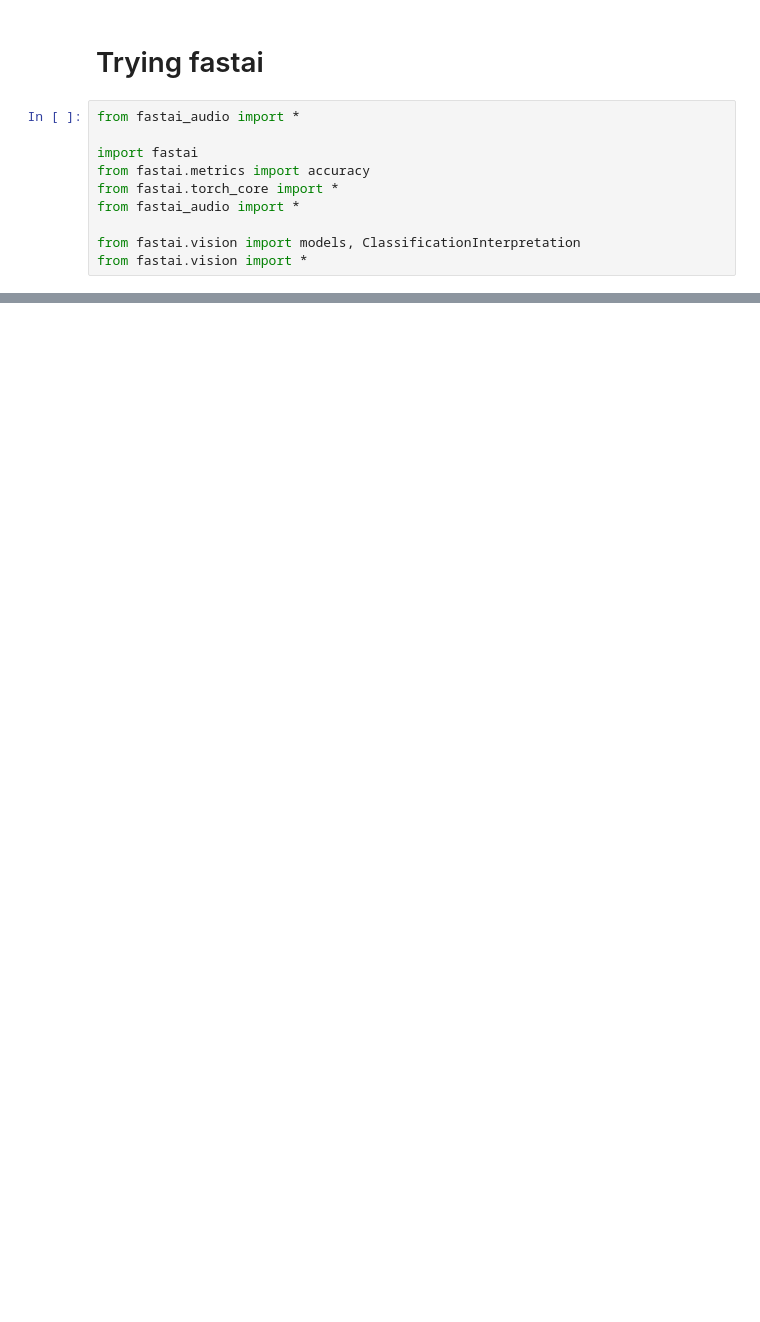
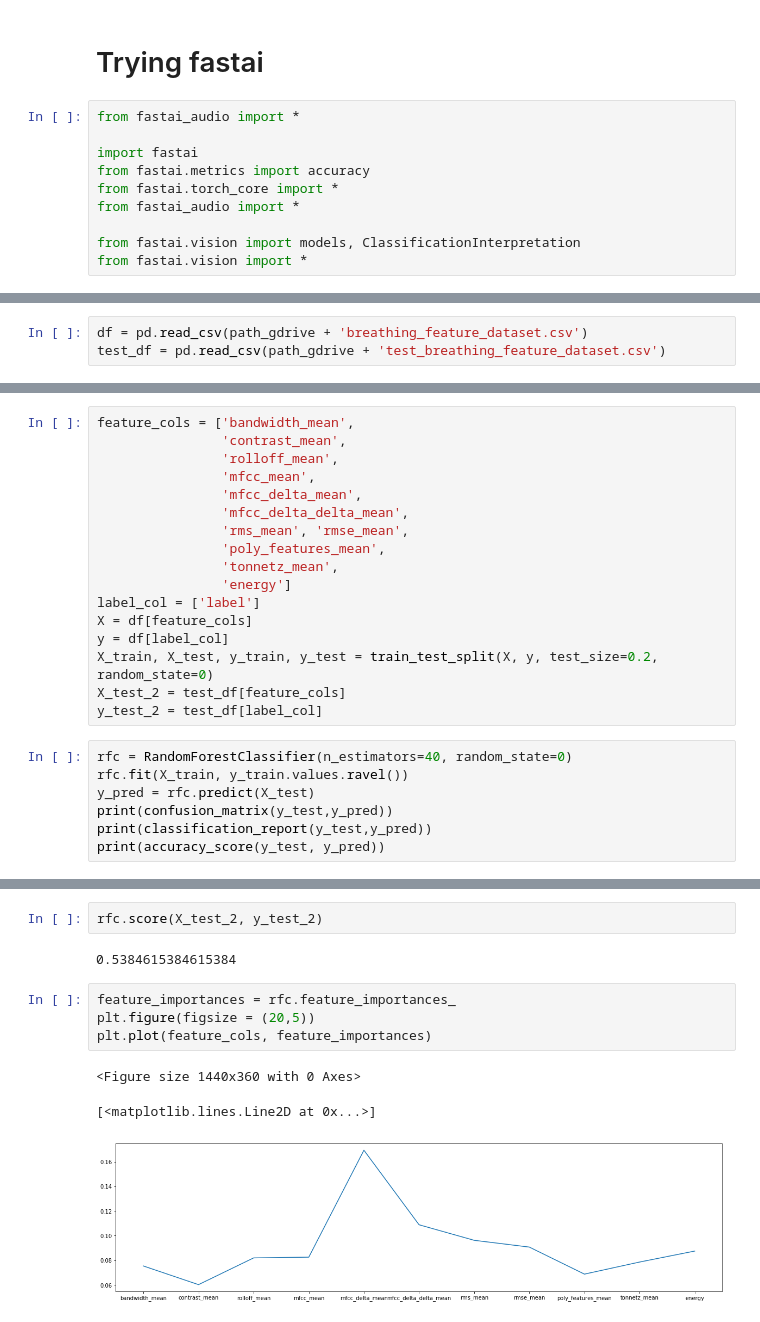
Before and after one commit to leowu4ever/Jupyter-Notebooks, a Jupyter notebook: experiments_breathing_signal.ipynb, the cells around one changed output, grey strips where cells are left out. Drawn from its saved outputs; the diff is of its cells as text; blank space fills up the shorter version.

```diff
--- a/experiments_breathing_signal.ipynb
+++ b/experiments_breathing_signal.ipynb
@@ -837,0 +1078,3 @@ learner.fit_one_cycle(1,1e-2)
+# %%
+df = pd.read_csv(path_gdrive + 'breathing_feature_dataset.csv')
+test_df = pd.read_csv(path_gdrive + 'test_breathing_feature_dataset.csv')
@@ -837,0 +1099,24 @@ learner.fit_one_cycle(1,1e-2)
+# %%
+feature_cols = ['bandwidth_mean',
+                'contrast_mean',
+                'rolloff_mean',
+                'mfcc_mean',
+                'mfcc_delta_mean',
+                'mfcc_delta_delta_mean',
+                'rms_mean', 'rmse_mean',
+                'poly_features_mean',
+                'tonnetz_mean',
+                'energy']
+label_col = ['label']
+X = df[feature_cols]
+y = df[label_col]
+X_train, X_test, y_train, y_test = train_test_split(X, y, test_size=0.2, random_state=0)
+X_test_2 = test_df[feature_cols]
+y_test_2 = test_df[label_col]
+# %%
+rfc = RandomForestClassifier(n_estimators=40, random_state=0)
+rfc.fit(X_train, y_train.values.ravel())
+y_pred = rfc.predict(X_test)
+print(confusion_matrix(y_test,y_pred))
+print(classification_report(y_test,y_pred))
+print(accuracy_score(y_test, y_pred))
@@ -837,0 +1143,12 @@ learner.fit_one_cycle(1,1e-2)
+# %%
+rfc.score(X_test_2, y_test_2)
+# %% [output]
+0.5384615384615384
+# %%
+feature_importances = rfc.feature_importances_
+plt.figure(figsize = (20,5))
+plt.plot(feature_cols, feature_importances)
+# %% [output]
+<Figure size 1440x360 with 0 Axes>
+[<matplotlib.lines.Line2D at 0x...>]
+[figure, added]
```
Also changed, not shown: parts of 51 cells of this notebook.
